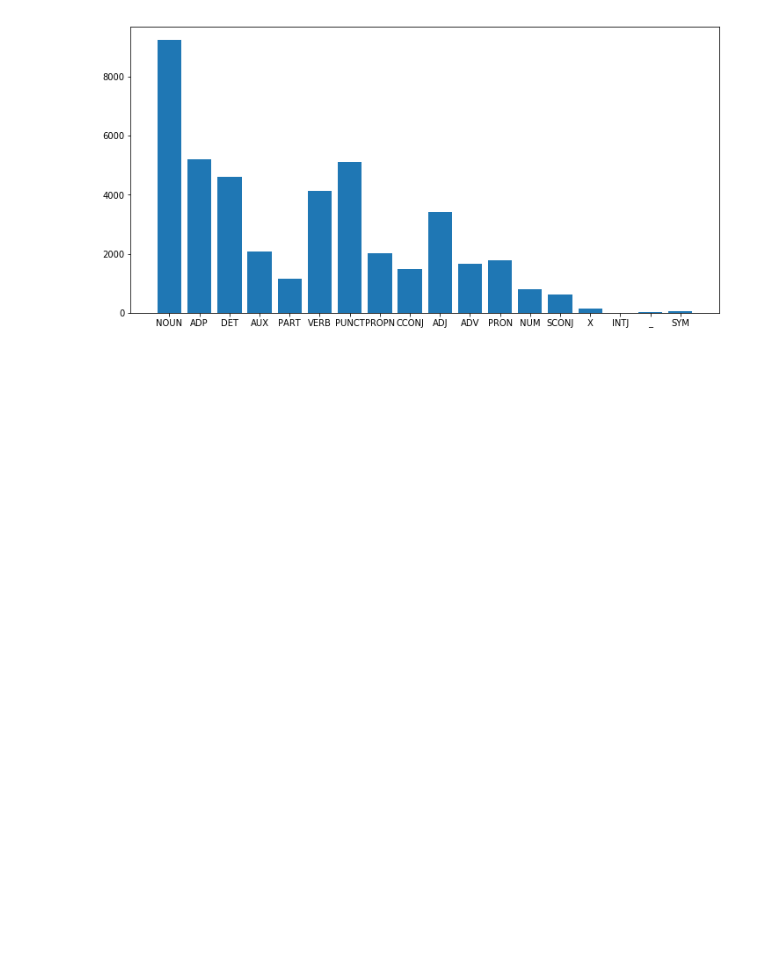
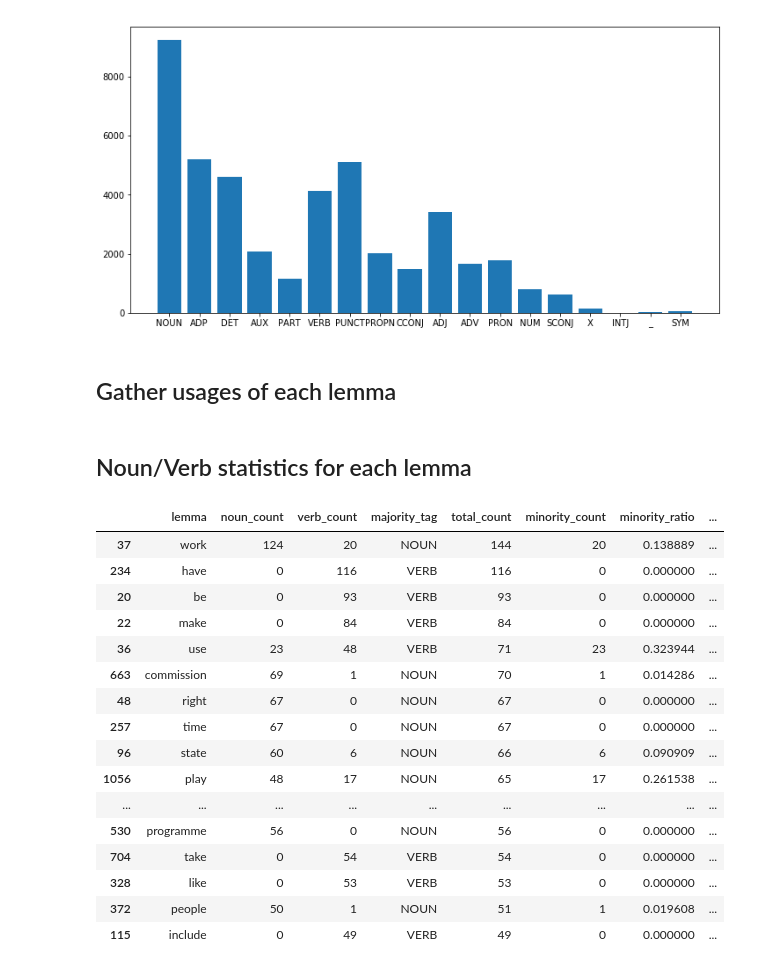
Before and after one commit to SPOClab-ca/word-class-flexibility, a Jupyter notebook: notebooks/BasicUD.ipynb, the cells around one changed output. Drawn from its saved outputs; the diff is of its cells as text; code cells hidden in the pictures; blank space fills up the shorter version.

```diff
--- a/notebooks/BasicUD.ipynb
+++ b/notebooks/BasicUD.ipynb
@@ -61,3 +41,5 @@ plt.bar(pos_counts.keys(), pos_counts.values())
 # %% [output]
 <BarContainer object of 18 artists>
 [figure]
+# %% [markdown]
+## Gather usages of each lemma
@@ -63,0 +57,2 @@ plt.bar(pos_counts.keys(), pos_counts.values())
+# %% [markdown]
+## Noun/Verb statistics for each lemma
@@ -63,0 +74,20 @@ plt.bar(pos_counts.keys(), pos_counts.values())
+# %%
+lemma_count_df.sort_values('total_count', ascending=False).head(20)
+# %% [output]
+|  | lemma | noun_count | verb_count | majority_tag | total_count | minority_count | minority_ratio | ... |
+| 37 | work | 124 | 20 | NOUN | 144 | 20 | 0.138889 | ... |
+| 234 | have | 0 | 116 | VERB | 116 | 0 | 0.000000 | ... |
+| 20 | be | 0 | 93 | VERB | 93 | 0 | 0.000000 | ... |
+| 22 | make | 0 | 84 | VERB | 84 | 0 | 0.000000 | ... |
+| 36 | use | 23 | 48 | VERB | 71 | 23 | 0.323944 | ... |
+| 663 | commission | 69 | 1 | NOUN | 70 | 1 | 0.014286 | ... |
+| 48 | right | 67 | 0 | NOUN | 67 | 0 | 0.000000 | ... |
+| 257 | time | 67 | 0 | NOUN | 67 | 0 | 0.000000 | ... |
+| 96 | state | 60 | 6 | NOUN | 66 | 6 | 0.090909 | ... |
+| 1056 | play | 48 | 17 | NOUN | 65 | 17 | 0.261538 | ... |
+| ... | ... | ... | ... | ... | ... | ... | ... | ... |
+| 530 | programme | 56 | 0 | NOUN | 56 | 0 | 0.000000 | ... |
+| 704 | take | 0 | 54 | VERB | 54 | 0 | 0.000000 | ... |
+| 328 | like | 0 | 53 | VERB | 53 | 0 | 0.000000 | ... |
+| 372 | people | 50 | 1 | NOUN | 51 | 1 | 0.019608 | ... |
+| 115 | include | 0 | 49 | VERB | 49 | 0 | 0.000000 | ... |
```
Also changed, not shown: parts of 15 cells of this notebook, 1 other file.
